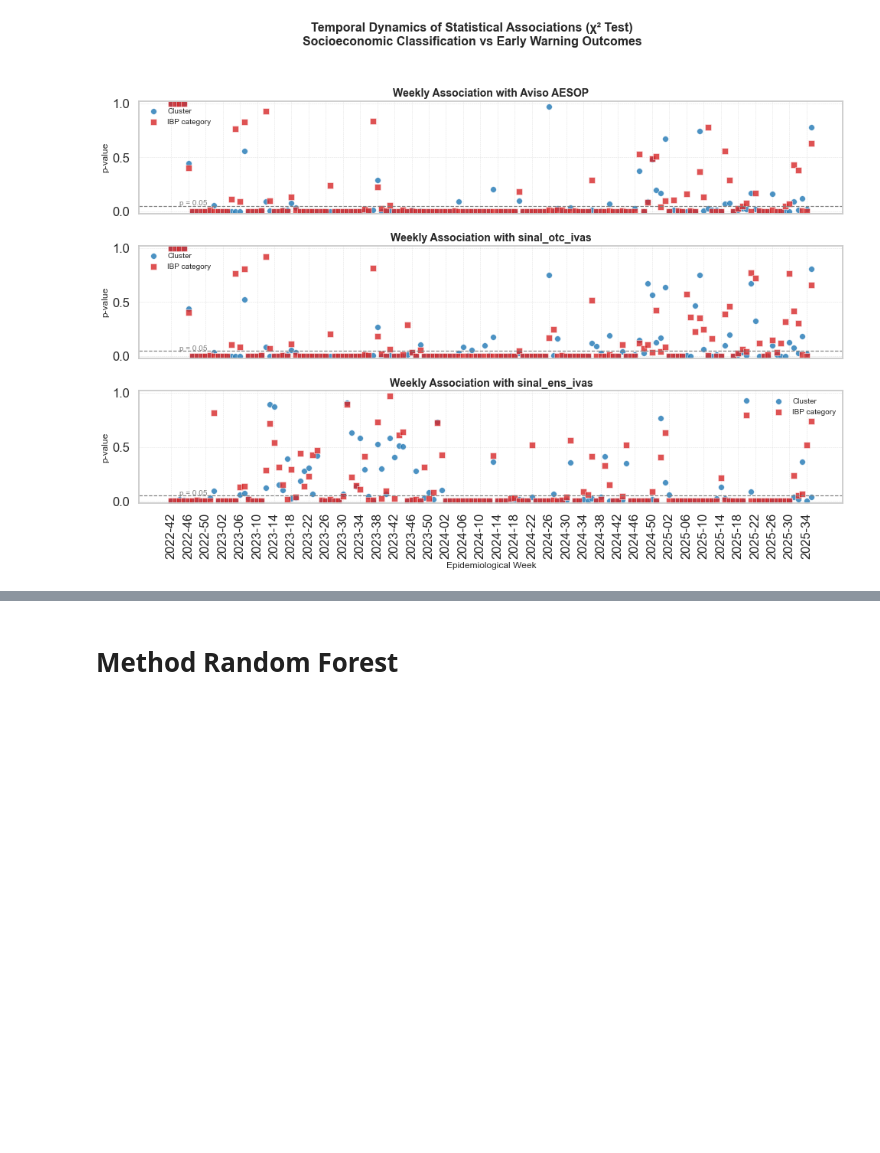
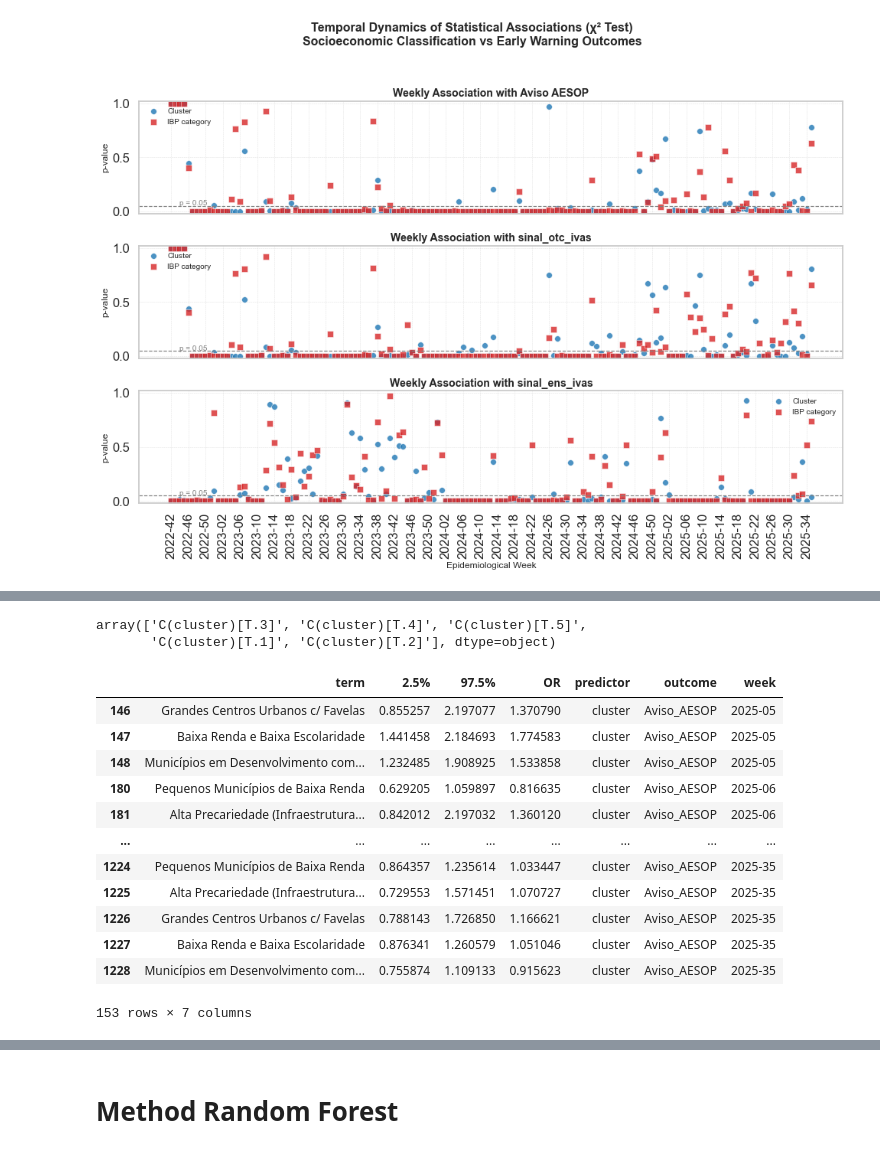
Before and after one commit to Julian-sun/IDEA_model, a Jupyter notebook: tmp/Risk_of_surge_due_socioeco.ipynb, the cells around one changed output, grey strips where cells are left out. Cells and saved outputs as stored; diff of their text form; code cells hidden in the pictures; blank space fills up the shorter version.

```diff
--- a/tmp/Risk_of_surge_due_socioeco.ipynb
+++ b/tmp/Risk_of_surge_due_socioeco.ipynb
@@ -530,2 +552,27 @@ plt.show()
+# %%
+df_plot.term.unique()
+# %% [output]
+array(['C(cluster)[T.3]', 'C(cluster)[T.4]', 'C(cluster)[T.5]',
+       'C(cluster)[T.1]', 'C(cluster)[T.2]'], dtype=object)
+# %%
+df_plot.replace({'C(cluster)[T.3]': 'Grandes Centros Urbanos c/ Favelas',
+                 'C(cluster)[T.4]': 'Baixa Renda e Baixa Escolaridade',
+                'C(cluster)[T.5]': 'Municípios em Desenvolvimento com Saneamento Crítico',
+                'C(cluster)[T.1]': 'Pequenos Municípios de Baixa Renda',
+                'C(cluster)[T.2]': 'Alta Precariedade (Infraestrutura e Moradia)'})
+# %% [output]
+|  | term | 2.5% | 97.5% | OR | predictor | outcome | week |
+| 146 | Grandes Centros Urbanos c/ Favelas | 0.855257 | 2.197077 | 1.370790 | cluster | Aviso_AESOP | 2025-05 |
+| 147 | Baixa Renda e Baixa Escolaridade | 1.441458 | 2.184693 | 1.774583 | cluster | Aviso_AESOP | 2025-05 |
+| 148 | Municípios em Desenvolvimento com... | 1.232485 | 1.908925 | 1.533858 | cluster | Aviso_AESOP | 2025-05 |
+| 180 | Pequenos Municípios de Baixa Renda | 0.629205 | 1.059897 | 0.816635 | cluster | Aviso_AESOP | 2025-06 |
+| 181 | Alta Precariedade (Infraestrutura... | 0.842012 | 2.197032 | 1.360120 | cluster | Aviso_AESOP | 2025-06 |
+| ... | ... | ... | ... | ... | ... | ... | ... |
+| 1224 | Pequenos Municípios de Baixa Renda | 0.864357 | 1.235614 | 1.033447 | cluster | Aviso_AESOP | 2025-35 |
+| 1225 | Alta Precariedade (Infraestrutura... | 0.729553 | 1.571451 | 1.070727 | cluster | Aviso_AESOP | 2025-35 |
+| 1226 | Grandes Centros Urbanos c/ Favelas | 0.788143 | 1.726850 | 1.166621 | cluster | Aviso_AESOP | 2025-35 |
+| 1227 | Baixa Renda e Baixa Escolaridade | 0.876341 | 1.260579 | 1.051046 | cluster | Aviso_AESOP | 2025-35 |
+| 1228 | Municípios em Desenvolvimento com... | 0.755874 | 1.109133 | 0.915623 | cluster | Aviso_AESOP | 2025-35 |
+153 rows × 7 columns
 # %%
 import matplotlib.pyplot as plt
```
Also changed, not shown: parts of 13 cells of this notebook, 9 other files.
